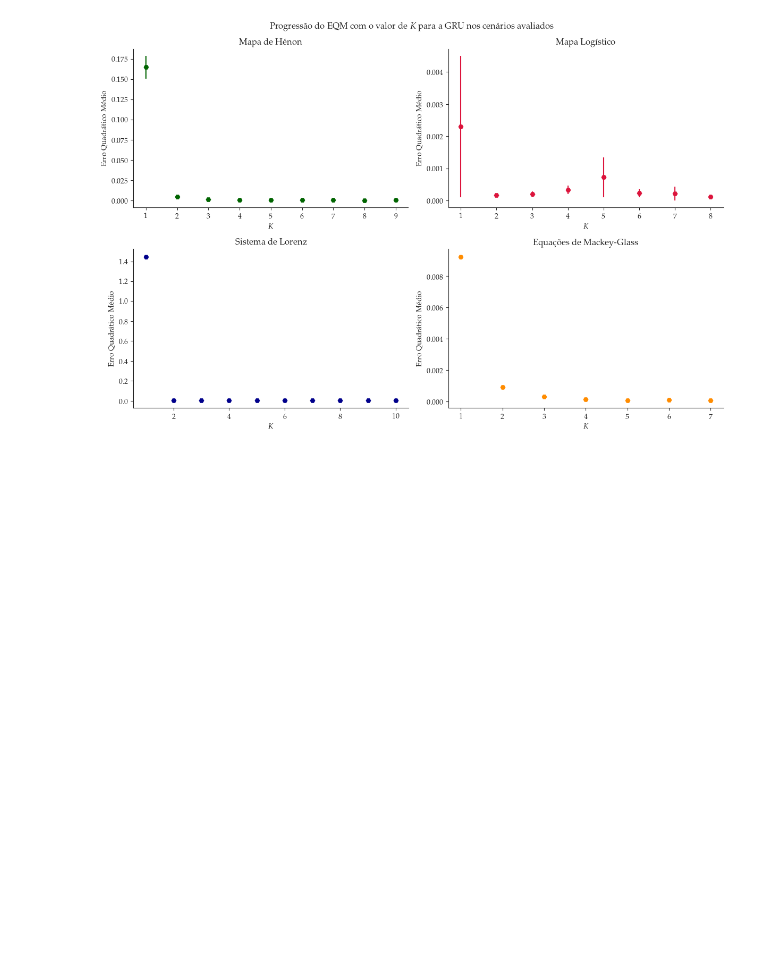
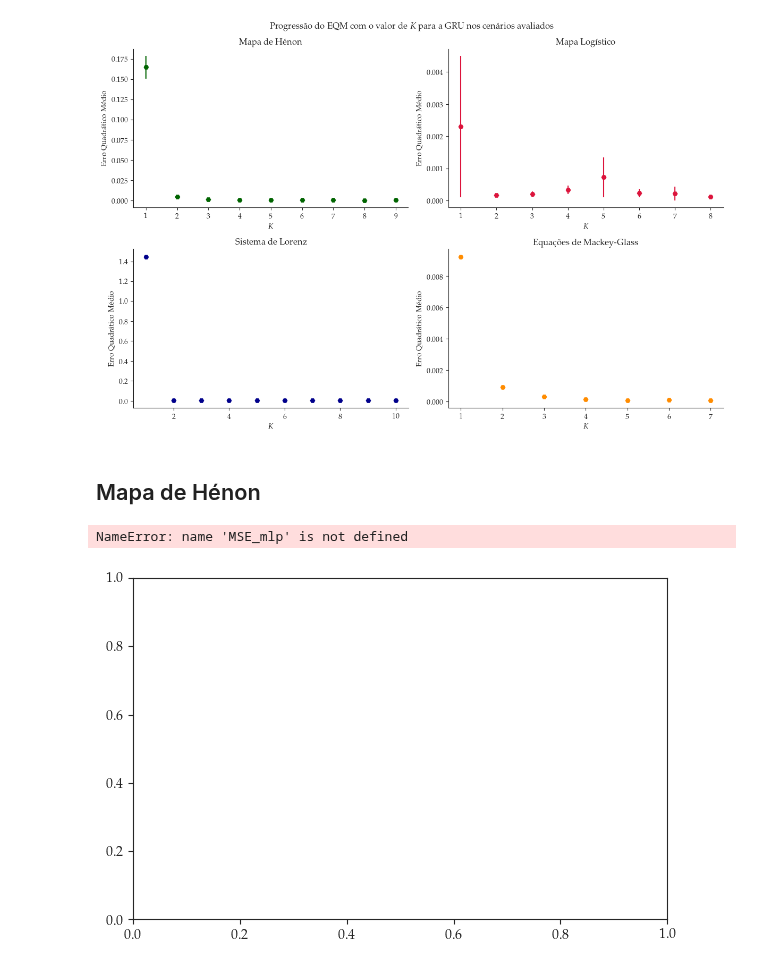
Before and after one commit to joaoppagnan/pibic-2020-2021, a Jupyter notebook: notebooks/visualizacao/networks-performance.ipynb, the cells around one changed output. Cells and saved outputs as stored; diff of their text form; code cells hidden in the pictures; blank space fills up the shorter version.

Commit message:
comecei a trabalhar numa maneira melhor de visualizar os resultados

```diff
--- a/notebooks/visualizacao/networks-performance.ipynb
+++ b/notebooks/visualizacao/networks-performance.ipynb
@@ -220,3 +220,35 @@ sns.despine()
 fig.savefig("../../images/results/gru-mse.pdf")
 # %% [output]
 [figure]
+# %% [markdown]
+## Mapa de Hénon
+# %%
+fig, ax = plt.subplots(tight_layout=True)
+
+K = pd.DataFrame(mse_gru_henon, columns=['K']).to_numpy()
+K = K.ravel()
+MSE_gru = pd.DataFrame(mse_gru_henon, columns=['Media do MSE']).to_numpy()
+MSE_gru = MSE_gru.ravel()
+MSE_std_gru = pd.DataFrame(mse_gru_henon, columns=['Desvio Padrao do MSE']).to_numpy()
+MSE_std_gru = MSE_std_gru.ravel()
+
+MSE_gru = pd.DataFrame(mse_gru_henon, columns=['Media do MSE']).to_numpy()
+MSE_gru = MSE_gru.ravel()
+MSE_std_gru = pd.DataFrame(mse_gru_henon, columns=['Desvio Padrao do MSE']).to_numpy()
+MSE_std_gru = MSE_std_gru.ravel()
+
+MSE_lstm = pd.DataFrame(mse_lstm_henon, columns=['Media do MSE']).to_numpy()
+MSE_lstm = MSE_gru.ravel()
+MSE_std_lstm = pd.DataFrame(mse_lstm_henon, columns=['Desvio Padrao do MSE']).to_numpy()
+MSE_std_lstm = MSE_std_lstm.ravel()
+
+ax.errorbar(K, MSE_mlp, MSE_std_mlp, linestyle='None', marker='d', label='MLP')
+ax.errorbar(K, MSE_lstm, MSE_std_lstm, linestyle='None', marker='H', label='LSTM')
+
+ax.legend()
+ax.set_xlabel('$K$')
+ax.set_ylabel('Erro Quadrático Médio')
+ax.set_title('Desempenho no Mapa de Hénon para as redes analisadas')
+# %% [output]
+NameError: name 'MSE_mlp' is not defined
+[figure, added]
```
Also changed, not shown: 1 other file.
